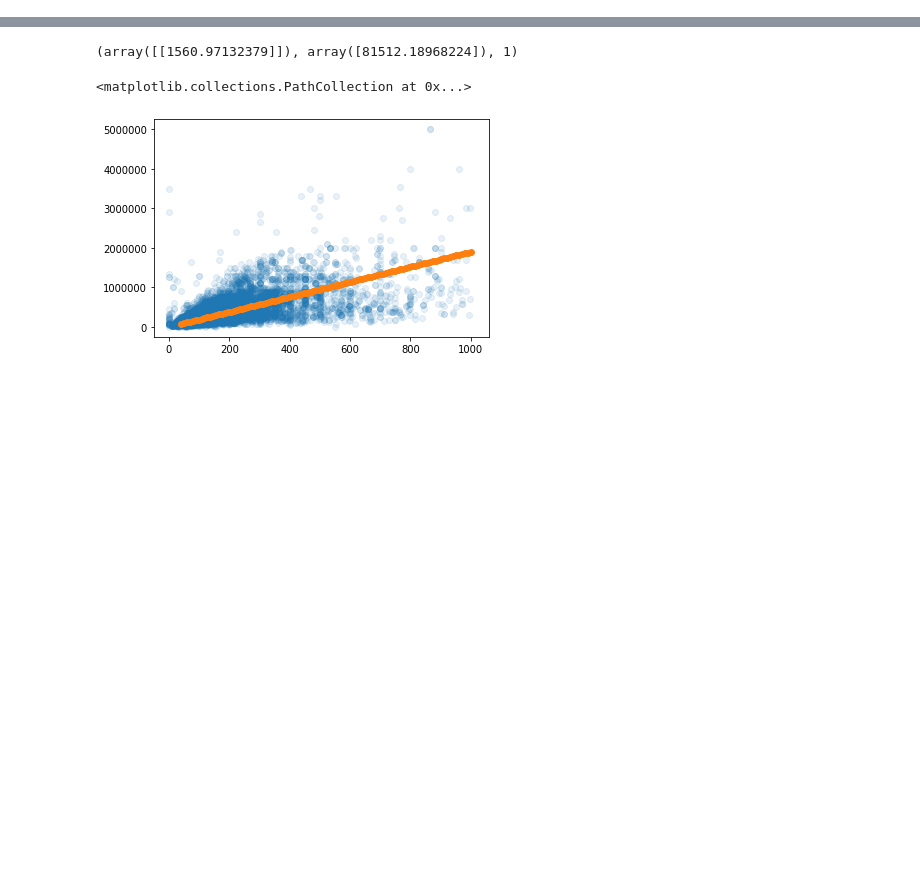
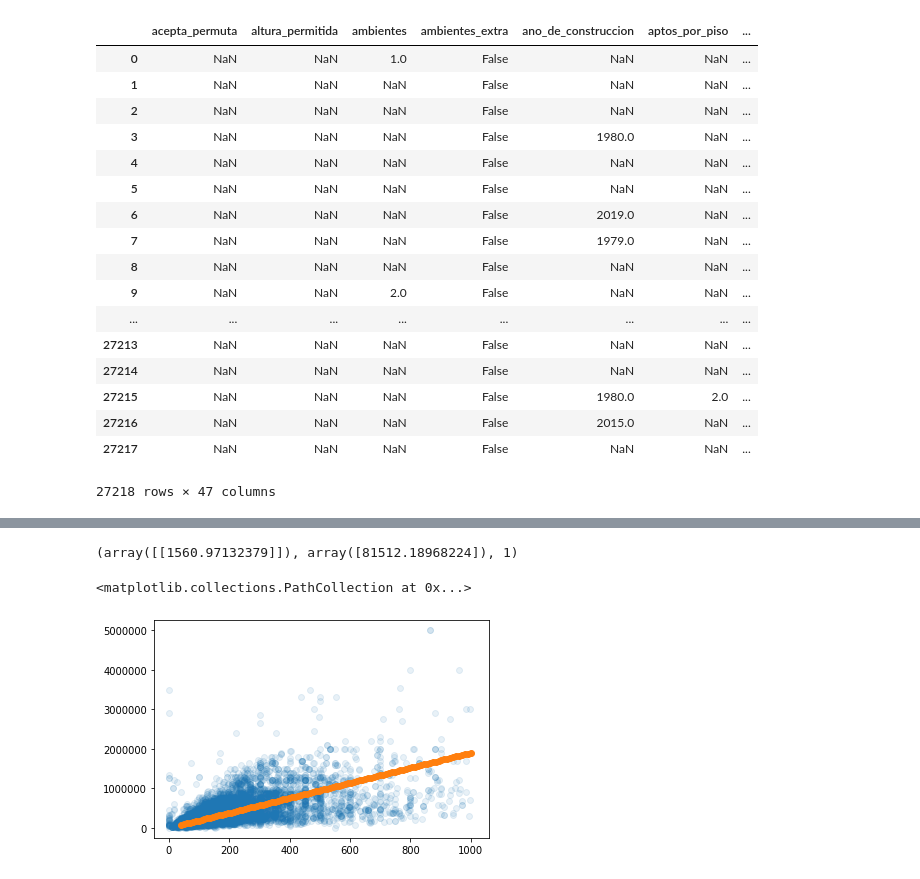
Before and after one commit to creyesp/houses-project, a Jupyter notebook: notebooks/sklearn.ipynb, the cells around one changed output, grey strips where cells are left out. Drawn from its saved outputs; the diff is of its cells as text; code cells hidden in the pictures; blank space fills up the shorter version.

```diff
--- a/notebooks/sklearn.ipynb
+++ b/notebooks/sklearn.ipynb
@@ -13,0 +7,27 @@ dtype: bool
+# %%
+df = pd.read_csv('../data/preprocessed/details_houses_2019-07-04.csv')
+# %%
+df_obj = df.select_dtypes(include='object').fillna('').apply(lambda x: x.apply(lambda y: unidecode(y.lower())))
+df_num = df.select_dtypes(exclude='object')
+df_raw = pd.concat([df_num, df_obj], axis=1)
+# %%
+df_raw
+# %% [output]
+|  | acepta_permuta | altura_permitida | ambientes | ambientes_extra | ano_de_construccion | aptos_por_piso | ... |
+| 0 | NaN | NaN | 1.0 | False | NaN | NaN | ... |
+| 1 | NaN | NaN | NaN | False | NaN | NaN | ... |
+| 2 | NaN | NaN | NaN | False | NaN | NaN | ... |
+| 3 | NaN | NaN | NaN | False | 1980.0 | NaN | ... |
+| 4 | NaN | NaN | NaN | False | NaN | NaN | ... |
+| 5 | NaN | NaN | NaN | False | NaN | NaN | ... |
+| 6 | NaN | NaN | NaN | False | 2019.0 | NaN | ... |
+| 7 | NaN | NaN | NaN | False | 1979.0 | NaN | ... |
+| 8 | NaN | NaN | NaN | False | NaN | NaN | ... |
+| 9 | NaN | NaN | 2.0 | False | NaN | NaN | ... |
+| ... | ... | ... | ... | ... | ... | ... | ... |
+| 27213 | NaN | NaN | NaN | False | NaN | NaN | ... |
+| 27214 | NaN | NaN | NaN | False | NaN | NaN | ... |
+| 27215 | NaN | NaN | NaN | False | 1980.0 | 2.0 | ... |
+| 27216 | NaN | NaN | NaN | False | 2015.0 | NaN | ... |
+| 27217 | NaN | NaN | NaN | False | NaN | NaN | ... |
+27218 rows × 47 columns
```
Also changed, not shown: parts of 12 cells of this notebook, 4 other files.
